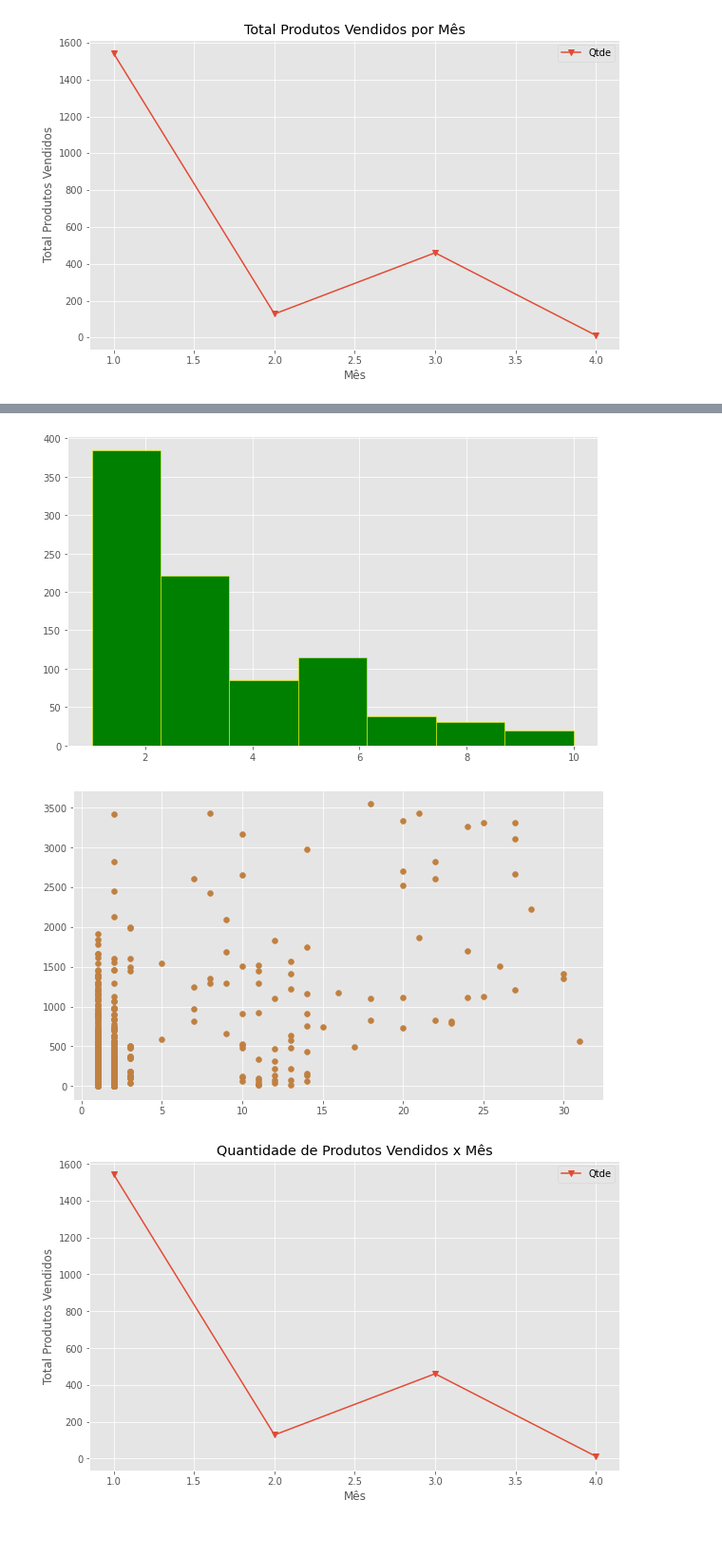
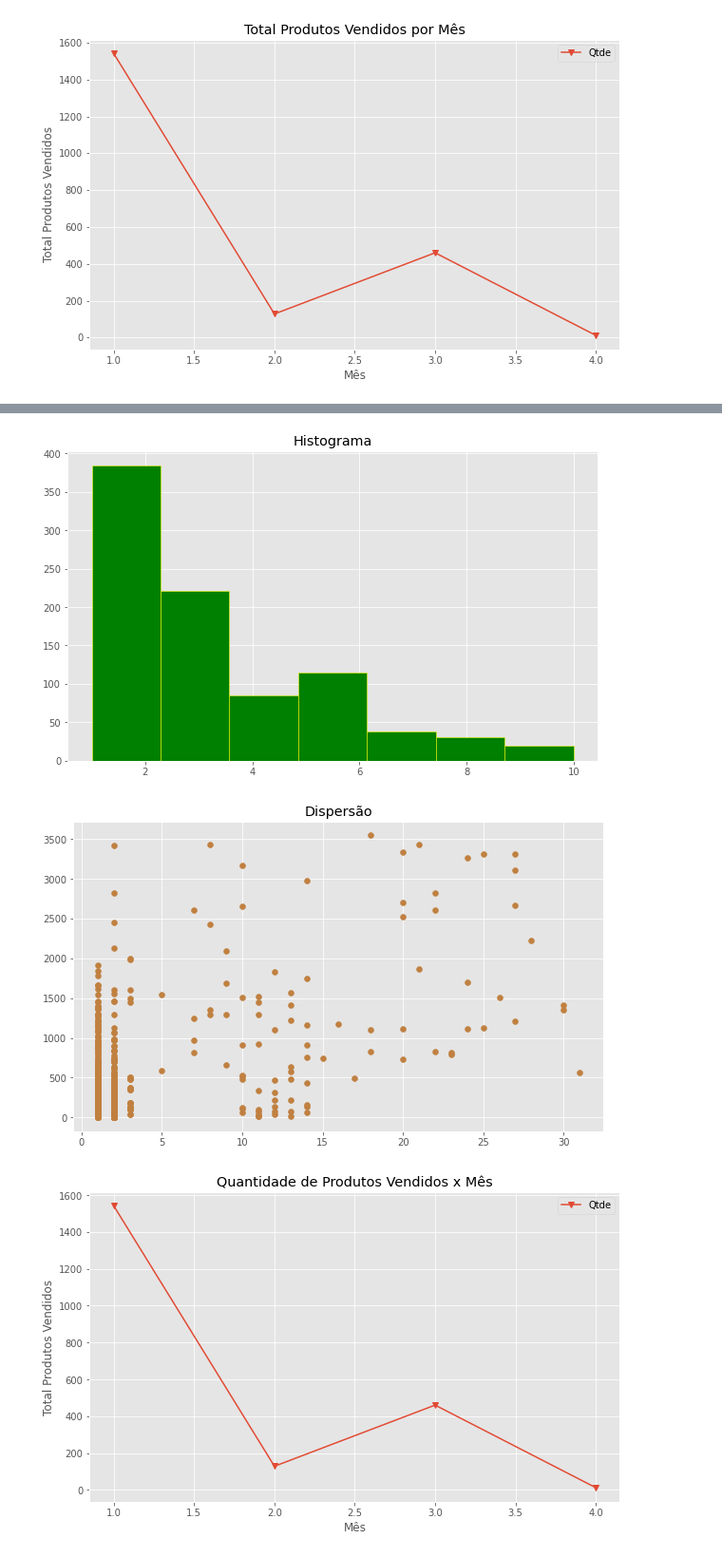
Before and after one commit to JulianoMata/curso_alura_estatistica_python, a Jupyter notebook: Notebooks/Introducao_Pandas.ipynb, the cells around one changed output, grey strips where cells are left out. Shown at 95% size. Drawn from its saved outputs; the diff is of its cells as text; code cells hidden in the pictures.

```diff
--- a/Notebooks/Introducao_Pandas.ipynb
+++ b/Notebooks/Introducao_Pandas.ipynb
@@ -480,14 +490,16 @@ plt.hist(df_principal["Qtde"], color = "#FFC040");
 # %%
 # Histograma
 plt.figure(figsize=(10, 6))
-plt.hist(df_principal["Qtde"], bins=7, edgecolor="yellow", color="green");
+plt.hist(df_principal["Qtde"], bins=7, edgecolor="yellow", color="green")
+plt.title("Histograma");
 # %% [output]
-[figure, old version]
+[figure, new version]
 # %%
 plt.figure(figsize=(10, 6))
-plt.scatter(x = df_principal["Dia_Venda"], y = df_principal["Receita"], color = "#C08040");
+plt.scatter(x = df_principal["Dia_Venda"], y = df_principal["Receita"], color = "#C08040")
+plt.title("Dispersão");
 # %% [output]
-[figure, old version]
+[figure, new version]
 # %%
 # Salvando em 'png'
 df_2019.groupby(df_2019["Mes_Venda"])["Qtde"].sum().plot(figsize = (10, 6), marker = "v")
```
Also changed, not shown: parts of 5 cells of this notebook.
